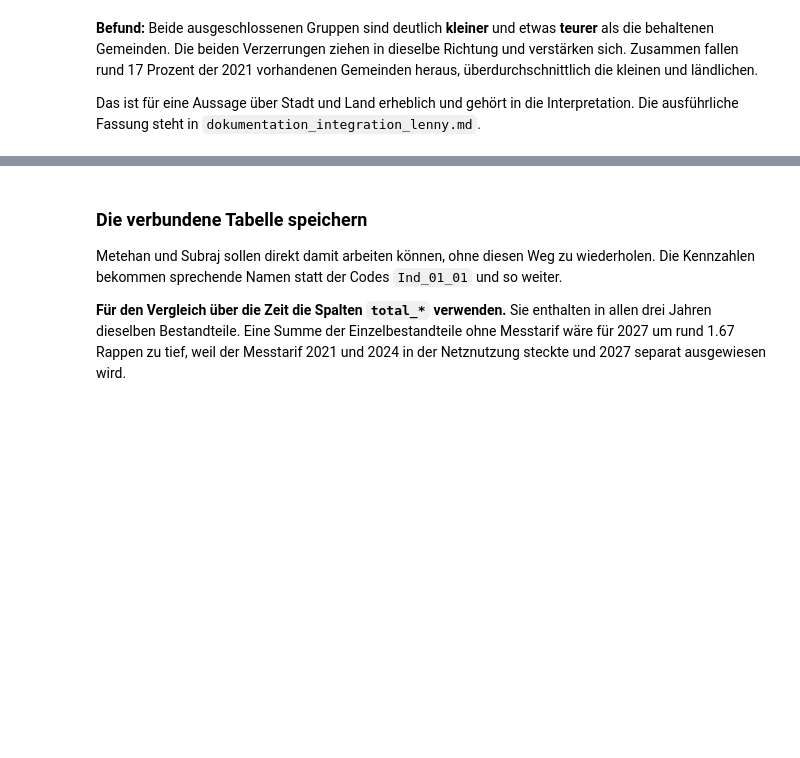
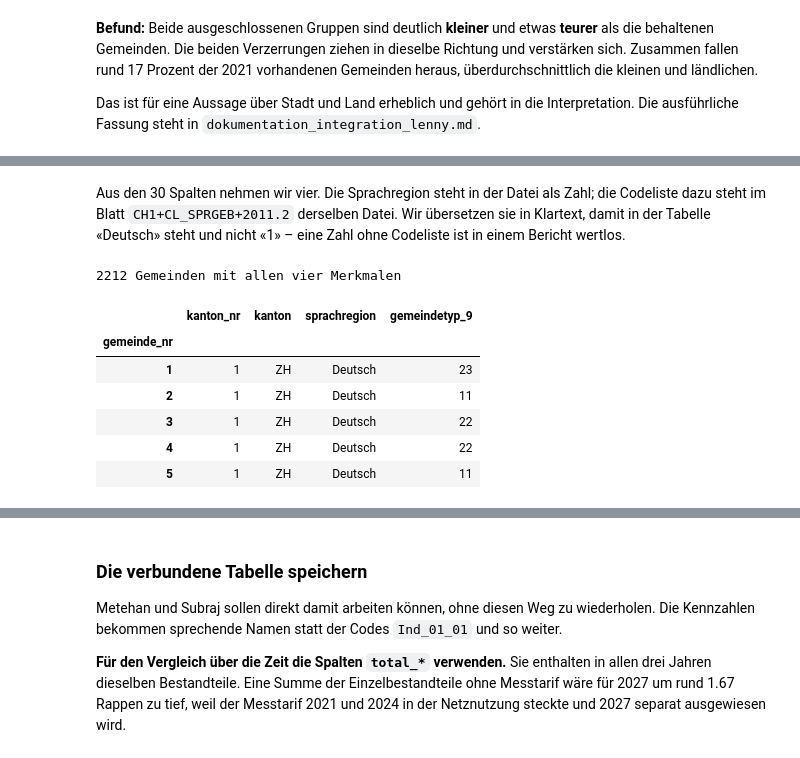
Before and after one commit to AltayMetehan/data-prices-electronic, a Jupyter notebook: scripts/01_daten_bfs_lenny.ipynb, the cells around one changed output, grey strips where cells are left out. Saved outputs shown, nothing was run; the diff lists cells and outputs as text; code cells hidden in the pictures; blank space fills up the shorter version.

```diff
--- a/scripts/01_daten_bfs_lenny.ipynb
+++ b/scripts/01_daten_bfs_lenny.ipynb
@@ -411,0 +444,27 @@ Interpretation. Die ausführliche Fassung steht in `dokumentation_integration_le
+# %% [markdown]
+Aus den 30 Spalten nehmen wir vier. Die Sprachregion steht in der Datei als Zahl;
+die Codeliste dazu steht im Blatt `CH1+CL_SPRGEB+2011.2` derselben Datei. Wir
+übersetzen sie in Klartext, damit in der Tabelle «Deutsch» steht und nicht «1» –
+eine Zahl ohne Codeliste ist in einem Bericht wertlos.
+# %%
+SPRACHE = {1: "Deutsch", 2: "Französisch", 3: "Italienisch", 4: "Rätoromanisch"}
+
+raum = pd.DataFrame({
+    "gemeinde_nr":   roh["BFS Gde-nummer"].astype(int),
+    "kanton_nr":     roh["Kantons-nummer"].astype(int),
+    "kanton":        roh["Kanton"].astype(str),
+    "sprachregion":  roh["Sprachgebiete"].astype(int).map(SPRACHE),
+    "gemeindetyp_9": roh["Gemeindetypologie 2012 (9 Typen)"].astype(int),
+}).set_index("gemeinde_nr")
+
+print(f"{len(raum)} Gemeinden mit allen vier Merkmalen")
+raum.head()
+# %% [output]
+2212 Gemeinden mit allen vier Merkmalen
+|  | kanton_nr | kanton | sprachregion | gemeindetyp_9 |
+| gemeinde_nr |  |  |  |  |
+| 1 | 1 | ZH | Deutsch | 23 |
+| 2 | 1 | ZH | Deutsch | 11 |
+| 3 | 1 | ZH | Deutsch | 22 |
+| 4 | 1 | ZH | Deutsch | 22 |
+| 5 | 1 | ZH | Deutsch | 11 |
```
Also changed, not shown: parts of 11 cells of this notebook, 10 other files.
